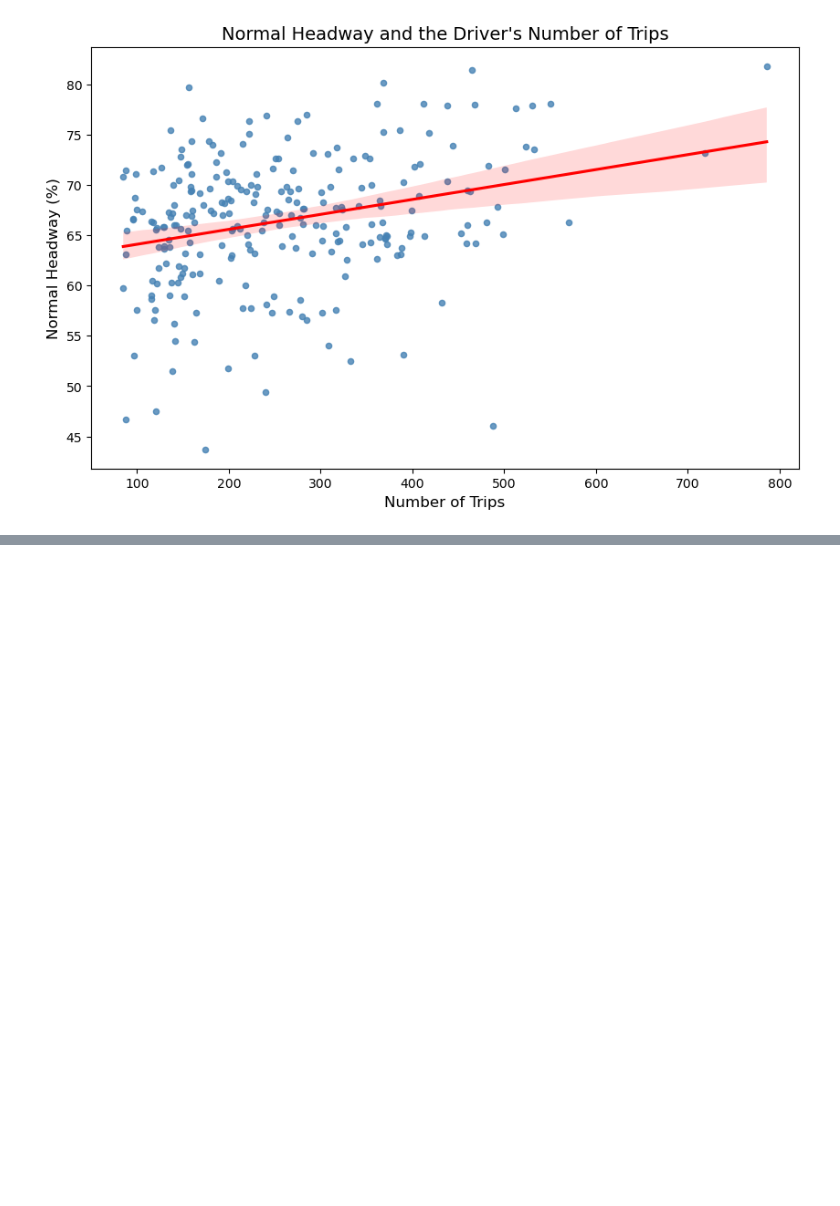
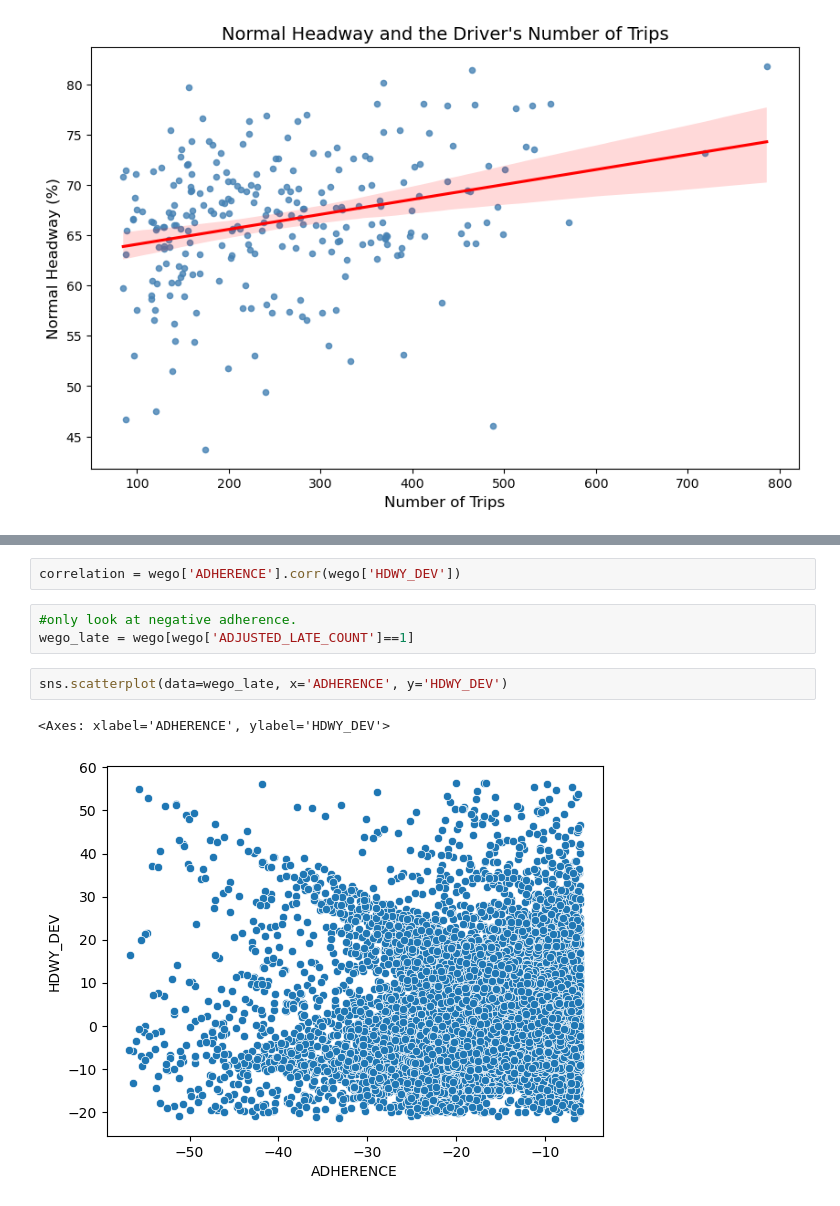
Before and after one commit to NSS-Data-Analytics-Cohort-11/wego-boomers, a Jupyter notebook: notebooks/WeGo.ipynb, the cells around one changed output, grey strips where cells are left out. Drawn from its saved outputs; the diff is of its cells as text; blank space fills up the shorter version.

```diff
--- a/notebooks/WeGo.ipynb
+++ b/notebooks/WeGo.ipynb
@@ -824,0 +832,10 @@ plt.show()
+# %%
+correlation = wego['ADHERENCE'].corr(wego['HDWY_DEV'])
+# %%
+#only look at negative adherence.
+wego_late = wego[wego['ADJUSTED_LATE_COUNT']==1]
+# %%
+sns.scatterplot(data=wego_late, x='ADHERENCE', y='HDWY_DEV')
+# %% [output]
+<Axes: xlabel='ADHERENCE', ylabel='HDWY_DEV'>
+[figure, added]
```
Also changed, not shown: parts of 19 cells of this notebook.
